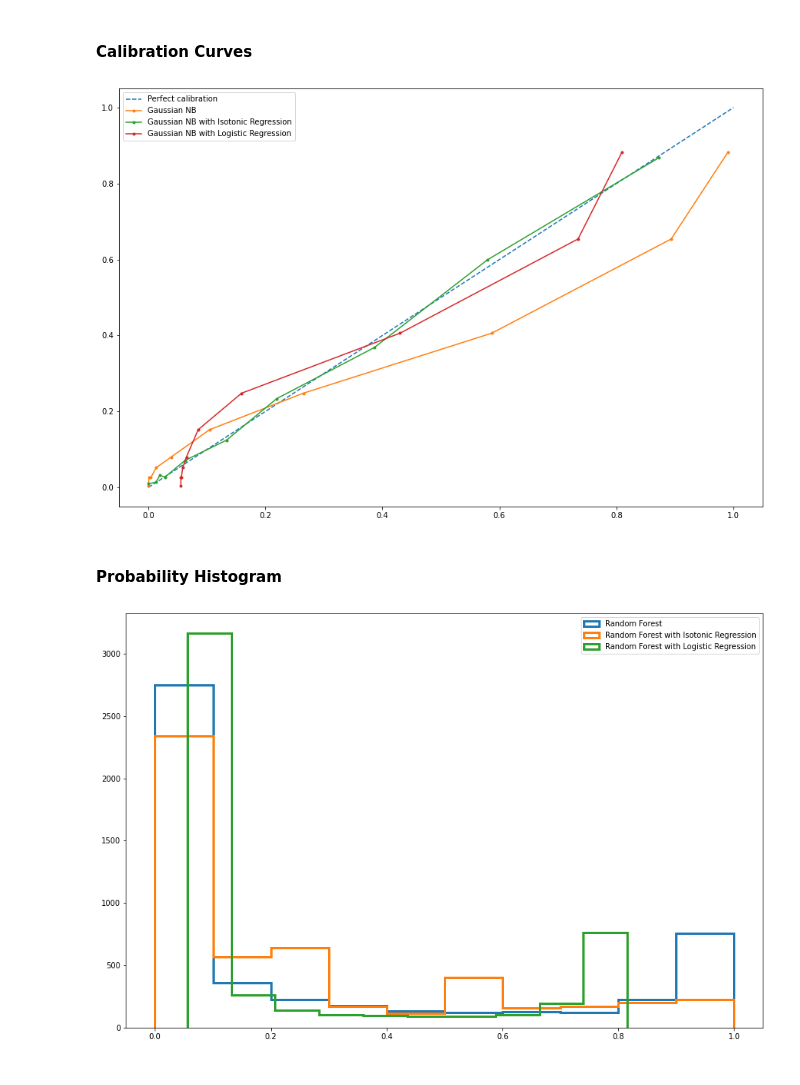
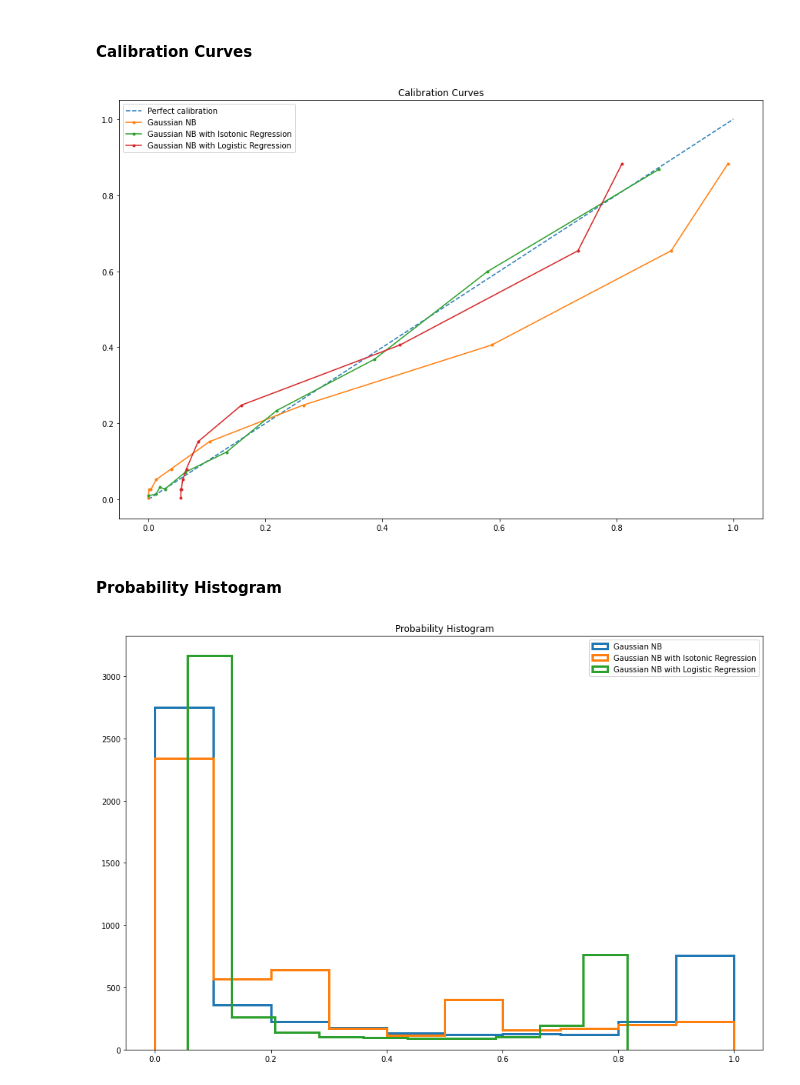
Before and after one commit to divakarbikram1592/66DaysOfData, a Jupyter notebook: Day 2/Probability_Calibration.ipynb, the cells around one changed output. Drawn from its saved outputs; the diff is of its cells as text; code cells hidden in the pictures.

```diff
--- a/Day 2/Probability_Calibration.ipynb
+++ b/Day 2/Probability_Calibration.ipynb
@@ -201,23 +203,25 @@ expected_calibration_error(y_test, proba_test_logreg)
 # %%
 y_means, proba_means = calibration_curve(y_test, proba_test, n_bins = N_BINS, strategy = "quantile")
 y_isoreg_means, proba_isoreg_means = calibration_curve(y_test, proba_test_isoreg, n_bins = N_BINS, strategy = "quantile")
 y_logreg_means, proba_logreg_means = calibration_curve(y_test, proba_test_logreg, n_bins = N_BINS, strategy = "quantile")
 
 plt.figure(figsize = (15, 10))
 plt.plot([0, 1], [0, 1], linestyle = '--', label = 'Perfect calibration')
 plt.plot(proba_means, y_means, label = 'Gaussian NB', marker = '.')
 plt.plot(proba_isoreg_means, y_isoreg_means, label = 'Gaussian NB with Isotonic Regression', marker = '.')
 plt.plot(proba_logreg_means, y_logreg_means, label = 'Gaussian NB with Logistic Regression', marker = '.')
+plt.title("Calibration Curves")
 plt.legend();
 # %% [output]
-[figure, old version]
+[figure, new version]
 # %% [markdown]
 #### Probability Histogram
 # %%
 plt.figure(figsize = (15, 10))
-plt.hist(proba_test, bins = N_BINS, histtype='step', linewidth = 3, label = 'Random Forest')
-plt.hist(proba_test_isoreg, bins = N_BINS, histtype='step', linewidth = 3, label = 'Random Forest with Isotonic Regression')
-plt.hist(proba_test_logreg, bins = N_BINS, histtype='step', linewidth = 3, label = 'Random Forest with Logistic Regression')
+plt.hist(proba_test, bins = N_BINS, histtype='step', linewidth = 3, label = 'Gaussian NB')
+plt.hist(proba_test_isoreg, bins = N_BINS, histtype='step', linewidth = 3, label = 'Gaussian NB with Isotonic Regression')
+plt.hist(proba_test_logreg, bins = N_BINS, histtype='step', linewidth = 3, label = 'Gaussian NB with Logistic Regression')
+plt.title("Probability Histogram")
 plt.legend();
 # %% [output]
-[figure, old version]
+[figure, new version]
```
Also changed, not shown: parts of 5 cells of this notebook.
